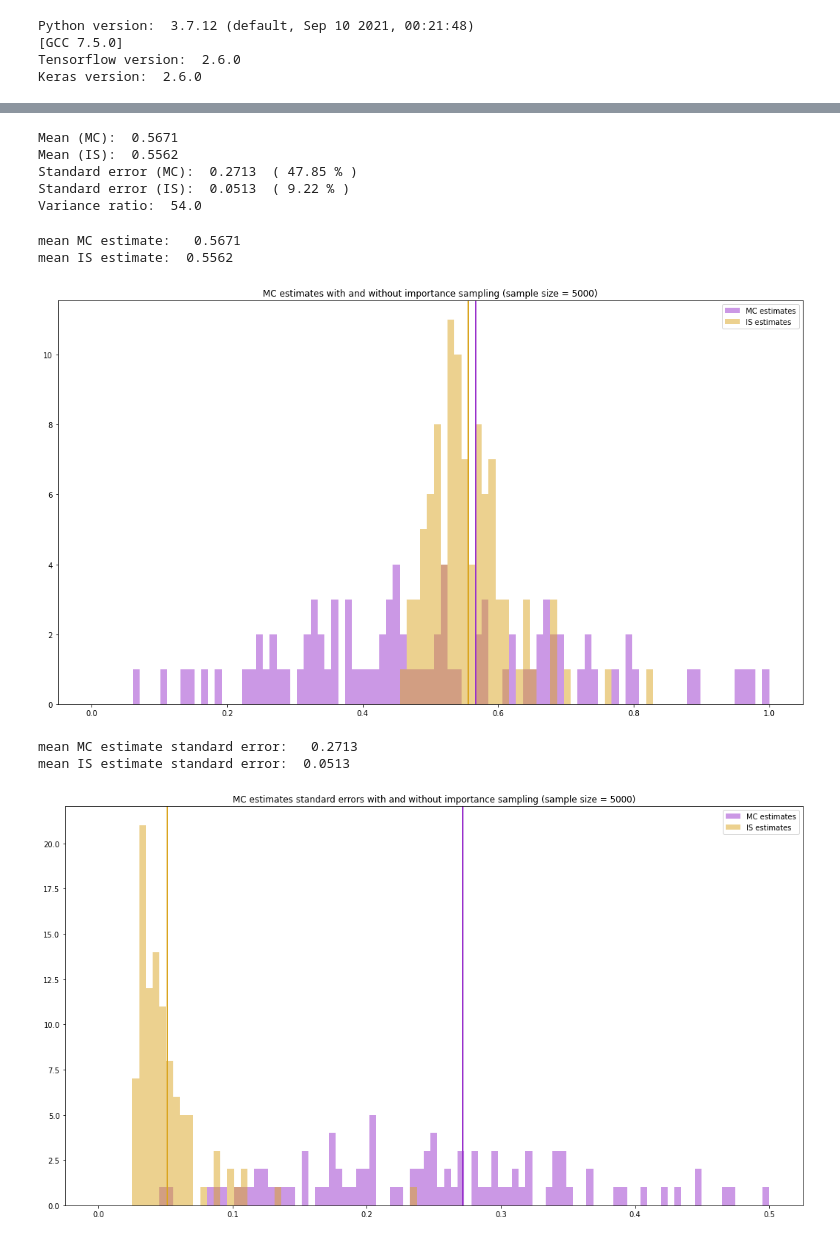
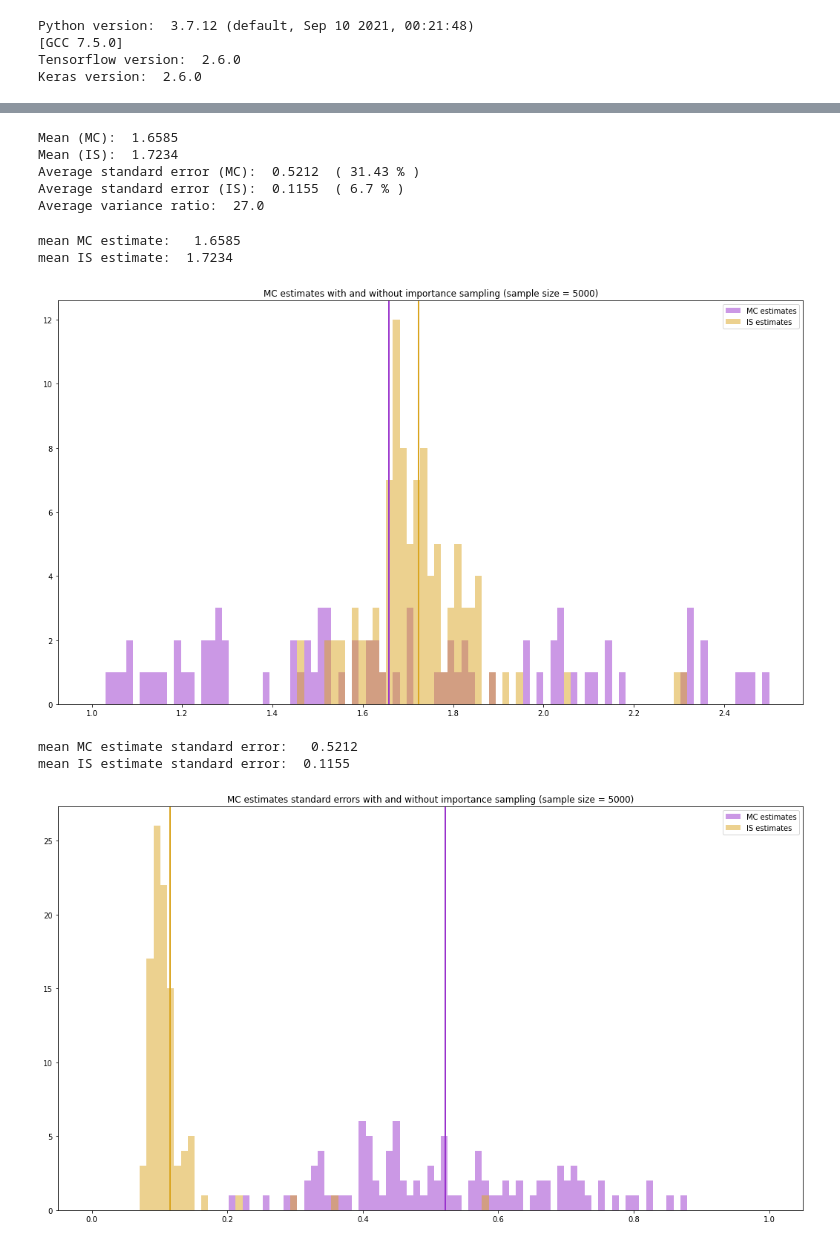
Before and after one commit to aarandjel/importance-sampling-with-feedforward-neural-networks, a Jupyter notebook: arithmetic_asian_basket_call_multivariate_Black_Scholes.ipynb, the cells around one changed output, grey strips where cells are left out. Cells and saved outputs as stored; diff of their text form; code cells hidden in the pictures.

```diff
--- a/arithmetic_asian_basket_call_multivariate_Black_Scholes.ipynb
+++ b/arithmetic_asian_basket_call_multivariate_Black_Scholes.ipynb
@@ -30,14 +31,14 @@ Python version:  3.7.12 (default, Sep 10 2021, 00:21:48)
 Tensorflow version:  2.6.0
 Keras version:  2.6.0
 # %%
-########## ------------------------------
-### Parameter initialization
 T = 1
 N = 32
 delta_t = T/N
 strike = 70.0
 r = 0.05
 N_assets = 10
+N_train = 2*10**5
+learnrate = 0.01
 # %%
 X_0 = np.around(np.random.uniform(low=40.0, high=50.0, size=(N_assets,1)),0)
 mu = np.around(np.random.uniform(low=0.0, high=0.10, size=(N_assets, 1)),2)
@@ -209,19 +124,15 @@ layer = Dense(N_assets, activation="linear", trainable=True,
 
 layers = layers + [layer]
 # %%
-########## ------------------------------
-### Defining the training data
+xtrain = ([0*np.ones((N_train,1))] + # t_0
+          [delta_t*np.ones((N_train,N_assets))] + # time increment
+          [0*np.ones((N_train,N_assets))] + # M_0
+          [np.tile(X_0.reshape((N_assets)), (N_train, 1))] + # X_0
+          [np.tile(weights.reshape((N_assets))/T, (N_train, 1))] + # wght
+          [0*np.ones((N_train,N_assets))] + # initial value of the payoff
+          [0*np.ones((N_train,N_assets))] + # initial value of the first part of the stoch exp
+          [0*np.ones((N_train,N_assets))] + # initial value of the second part of the stoch exp
+          [np.random.normal(0,np.sqrt(delta_t),(N_train,N_assets)) for i in range(N)]) # Brownian increments
 
-Ktrain = R
-xtrain = ([0*np.ones((Ktrain,1))] + # t_0
-          [delta_t*np.ones((Ktrain,N_assets))] + # time increment
-          [0*np.ones((Ktrain,N_assets))] + # M_0
-          [np.tile(X_0.reshape((N_assets)), (Ktrain, 1))] + # X_0
-          [np.tile(weights.reshape((N_assets))/T, (Ktrain, 1))] + # wght
-          [0*np.ones((Ktrain,N_assets))] + # initial value of the payoff
-          [0*np.ones((Ktrain,N_assets))] + # initial value of the first part of the stoch exp
-          [0*np.ones((Ktrain,N_assets))] + # initial value of the second part of the stoch exp
-          [np.random.normal(0,np.sqrt(delta_t),(Ktrain,N_assets)) for i in range(N)]) # Brownian increments
-
-ytrain = np.zeros((Ktrain, 1))
+ytrain = np.zeros((N_train, 1))
 # %%
@@ -299,4 +209,4 @@ model.compile(optimizer=adam,loss=custom_loss)
 # K.set_value(model.optimizer.learning_rate, 0.0001)
 # %%
-model.fit(x=xtrain, y=ytrain, verbose=1, epochs=10, batch_size=100, shuffle = True)
+model.fit(x=xtrain, y=ytrain, verbose=1, epochs=5, batch_size=1000, shuffle = True)
 # %% [output]
@@ -458,10 +357,6 @@ for k in trange(N_reps):
 
     varratio = varratio + [np.var(outcomes_MC) / np.var(outcomes_IS)]
 
-    if (k+1) % 10 == 0:
-        elapsed_time = time.time() - start_time
-        print("elapsed time: ", time.strftime("%H:%M:%S", time.gmtime(elapsed_time)))
-
 elapsed_time = time.time() - start_time
 print("total elapsed time: ", time.strftime("%H:%M:%S", time.gmtime(elapsed_time)))
 # %% [output]
@@ -479,38 +364,38 @@ total elapsed time:  00:07:15
 # %%
 print("Mean (MC): ", np.around(np.mean(means_MC), 4))
 print("Mean (IS): ", np.around(np.mean(means_IS), 4))
-print("Standard error (MC): ", np.around(np.mean(stderr_MC), 4), " (", np.around(np.mean(stderr_MC) / np.mean(means_MC) * 100, 2), "% )")
-print("Standard error (IS): ", np.around(np.mean(stderr_IS), 4), " (", np.around(np.mean(stderr_IS) / np.mean(means_IS) * 100, 2), "% )")
-print("Variance ratio: ", np.around(np.mean(varratio)))
+print("Average standard error (MC): ", np.around(np.mean(stderr_MC), 4), " (", np.around(np.mean(stderr_MC) / np.mean(means_MC) * 100, 2), "% )")
+print("Average standard error (IS): ", np.around(np.mean(stderr_IS), 4), " (", np.around(np.mean(stderr_IS) / np.mean(means_IS) * 100, 2), "% )")
+print("Average variance ratio: ", np.around(np.mean(varratio)))
 # %% [output]
-Mean (MC):  0.5671
-Mean (IS):  0.5562
-Standard error (MC):  0.2713  ( 47.85 % )
-Standard error (IS):  0.0513  ( 9.22 % )
-Variance ratio:  54.0
+Mean (MC):  1.6585
+Mean (IS):  1.7234
+Average standard error (MC):  0.5212  ( 31.43 % )
+Average standard error (IS):  0.1155  ( 6.7 % )
+Average variance ratio:  27.0
 # %%
 print("mean MC estimate:  ", np.around(np.mean(means_MC), 4))
 print("mean IS estimate: ", np.around(np.mean(means_IS), 4))
 
-bins = np.linspace(0.00, 1.00, 100)
+bins = np.linspace(1.00, 2.50, 100)
 
 plt.figure(figsize=(18, 10))
 plt.hist(means_MC, bins, color="darkorchid", alpha=0.5, label="MC estimates")
 plt.hist(means_IS, bins, color="goldenrod", alpha=0.5, label="IS estimates")
 plt.axvline(np.mean(means_MC), color="darkorchid", linewidth=2)
 plt.axvline(np.mean(means_IS), color="goldenrod", linewidth=2)
 plt.title("MC estimates with and without importance sampling (sample size = 5000)")
 plt.legend(loc="upper right")
 plt.show()
 # %% [output]
-mean MC estimate:   0.5671
-mean IS estimate:  0.5562
+mean MC estimate:   1.6585
+mean IS estimate:  1.7234
-[figure, old version]
+[figure, new version]
 # %%
 print("mean MC estimate standard error:  ", np.around(np.mean(stderr_MC), 4))
 print("mean IS estimate standard error: ", np.around(np.mean(stderr_IS), 4))
 
-bins = np.linspace(0.00, 0.50, 100)
+bins = np.linspace(0.00, 1.00, 100)
 
 plt.figure(figsize=(18, 10))
 plt.hist(stderr_MC, bins, color="darkorchid", alpha=0.5, label="MC estimates")
@@ -521,7 +406,7 @@ plt.title("MC estimates standard errors with and without importance sampling (sa
 plt.legend(loc="upper right")
 plt.show()
 # %% [output]
-mean MC estimate standard error:   0.2713
-mean IS estimate standard error:  0.0513
+mean MC estimate standard error:   0.5212
+mean IS estimate standard error:  0.1155
-[figure, old version]
+[figure, new version]
 # %%
```
Also changed, not shown: parts of 36 cells of this notebook.
